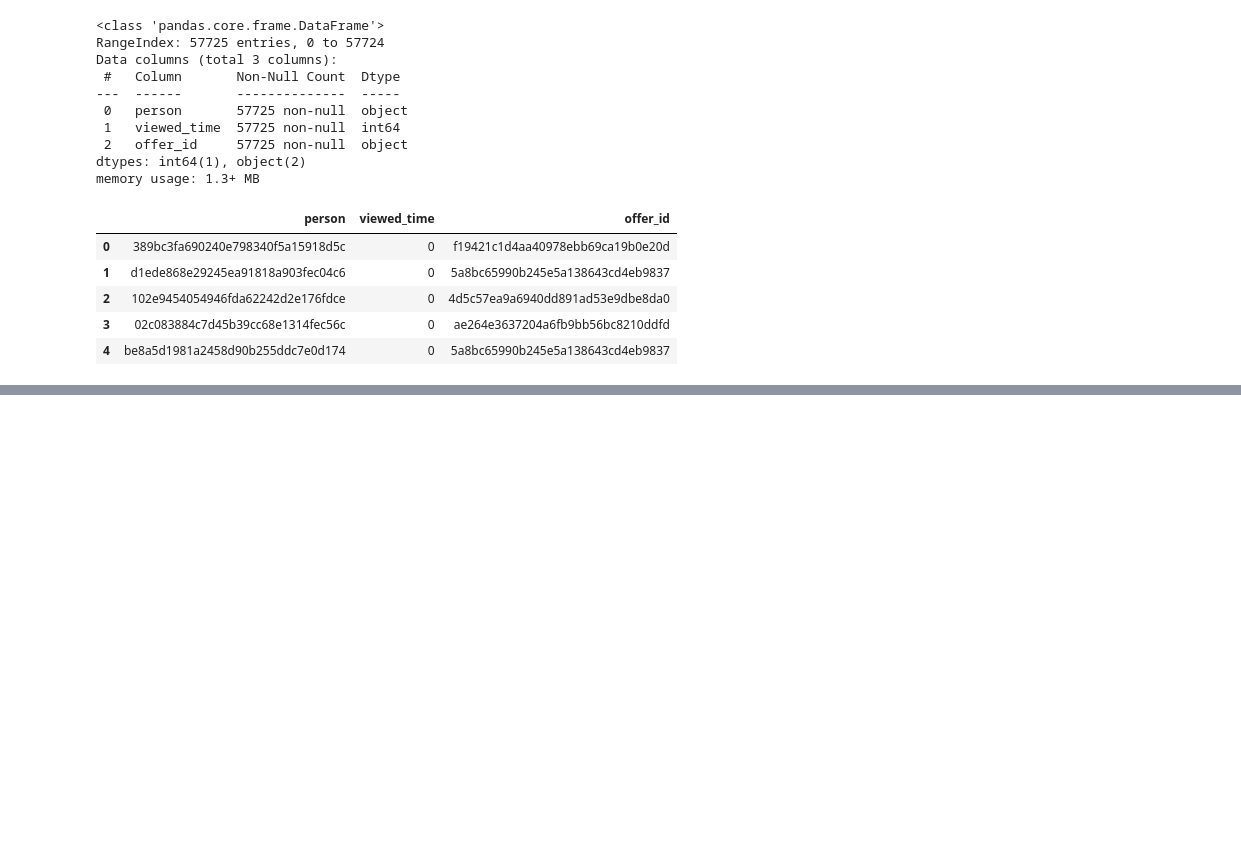
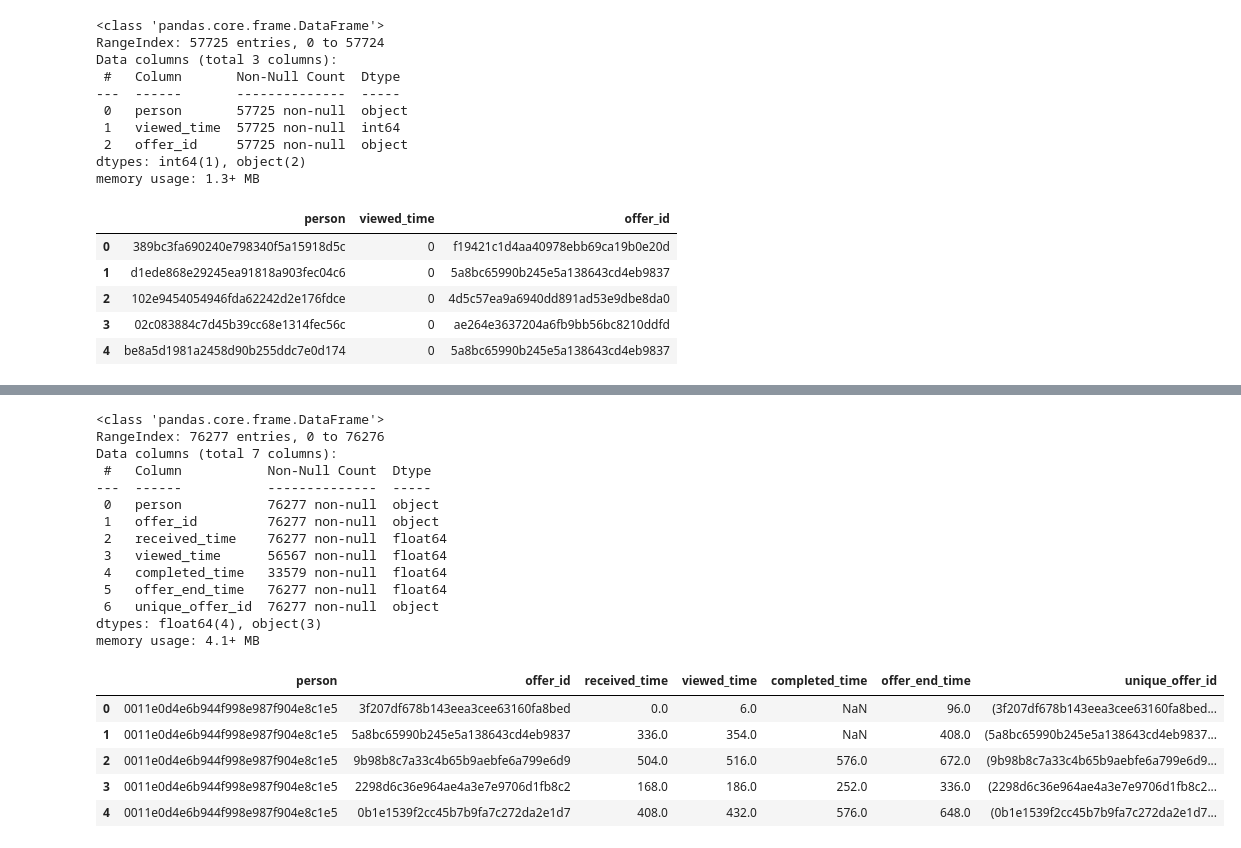
Before and after one commit to Nat-Han1999/BT4211-Starbucks, a Jupyter notebook: Regression/data_cleaning.ipynb, the cells around one changed output, grey strips where cells are left out. Drawn from its saved outputs; the diff is of its cells as text; code cells hidden in the pictures; blank space fills up the shorter version.

Commit message:
Include offer matching code from EDA

```diff
--- a/Regression/data_cleaning.ipynb
+++ b/Regression/data_cleaning.ipynb
@@ -228,0 +189,8 @@ memory usage: 2.3+ MB
+# %%
+# Merge offer duration information
+offer_received_df_merged = offer_received_df.merge(portfolio_df[["id", "duration"]], left_on="offer_id", right_on="id")
+offer_received_df_merged["offer_end_time"] = offer_received_df_merged["received_time"] + (offer_received_df_merged["duration"] * 24)
+offer_received_df_merged = offer_received_df_merged.drop(columns=["duration"])
+
+offer_received_df_merged.info()
+offer_received_df_merged.head()
@@ -228,0 +216,5 @@ memory usage: 2.3+ MB
+# %%
+# Sort by ascending time
+offer_received_df_merged = offer_received_df_merged.sort_values(by=["received_time", "person", "offer_id"])
+offer_viewed_df = offer_viewed_df.sort_values(by=["viewed_time", "person", "offer_id"])
+offer_completed_df = offer_completed_df.sort_values(by=["completed_time", "person", "offer_id"])
@@ -228,0 +285,45 @@ memory usage: 2.3+ MB
+# %%
+# Extract data from person_offer_metrics_dict into dataframe
+offers_data = []
+
+for person, offers in person_offer_metrics_dict.items():
+    for offer_id, metrics in offers.items():
+        offers_data.append({
+            'person': person,
+            'offer_id': offer_id[0],
+            'received_time': metrics["received_time"],
+            'viewed_time': metrics["viewed_time"],
+            'completed_time': metrics["completed_time"],
+            'offer_end_time': metrics["offer_end_time"],
+            'unique_offer_id': offer_id,
+        })
+
+offers_df = pd.DataFrame(offers_data)
+
+# Standardise numeric types to float
+offers_df["received_time"] = offers_df["received_time"].astype(float)
+offers_df["offer_end_time"] = offers_df["offer_end_time"].astype(float)
+
+offers_df.info()
+offers_df.head()
+# %% [output]
+<class 'pandas.core.frame.DataFrame'>
+RangeIndex: 76277 entries, 0 to 76276
+Data columns (total 7 columns):
+ #   Column           Non-Null Count  Dtype
+---  ------           --------------  -----
+ 0   person           76277 non-null  object
+ 1   offer_id         76277 non-null  object
+ 2   received_time    76277 non-null  float64
+ 3   viewed_time      56567 non-null  float64
+ 4   completed_time   33579 non-null  float64
+ 5   offer_end_time   76277 non-null  float64
+ 6   unique_offer_id  76277 non-null  object
+dtypes: float64(4), object(3)
+memory usage: 4.1+ MB
+|  | person | offer_id | received_time | viewed_time | completed_time | offer_end_time | unique_offer_id |
+| 0 | 0011e0d4e6b944f998e987f904e8c1e5 | 3f207df678b143eea3cee63160fa8bed | 0.0 | 6.0 | NaN | 96.0 | (3f207df678b143eea3cee63160fa8bed... |
+| 1 | 0011e0d4e6b944f998e987f904e8c1e5 | 5a8bc65990b245e5a138643cd4eb9837 | 336.0 | 354.0 | NaN | 408.0 | (5a8bc65990b245e5a138643cd4eb9837... |
+| 2 | 0011e0d4e6b944f998e987f904e8c1e5 | 9b98b8c7a33c4b65b9aebfe6a799e6d9 | 504.0 | 516.0 | 576.0 | 672.0 | (9b98b8c7a33c4b65b9aebfe6a799e6d9... |
+| 3 | 0011e0d4e6b944f998e987f904e8c1e5 | 2298d6c36e964ae4a3e7e9706d1fb8c2 | 168.0 | 186.0 | 252.0 | 336.0 | (2298d6c36e964ae4a3e7e9706d1fb8c2... |
+| 4 | 0011e0d4e6b944f998e987f904e8c1e5 | 0b1e1539f2cc45b7b9fa7c272da2e1d7 | 408.0 | 432.0 | 576.0 | 648.0 | (0b1e1539f2cc45b7b9fa7c272da2e1d7... |
```
Also changed, not shown: parts of 20 cells of this notebook.
